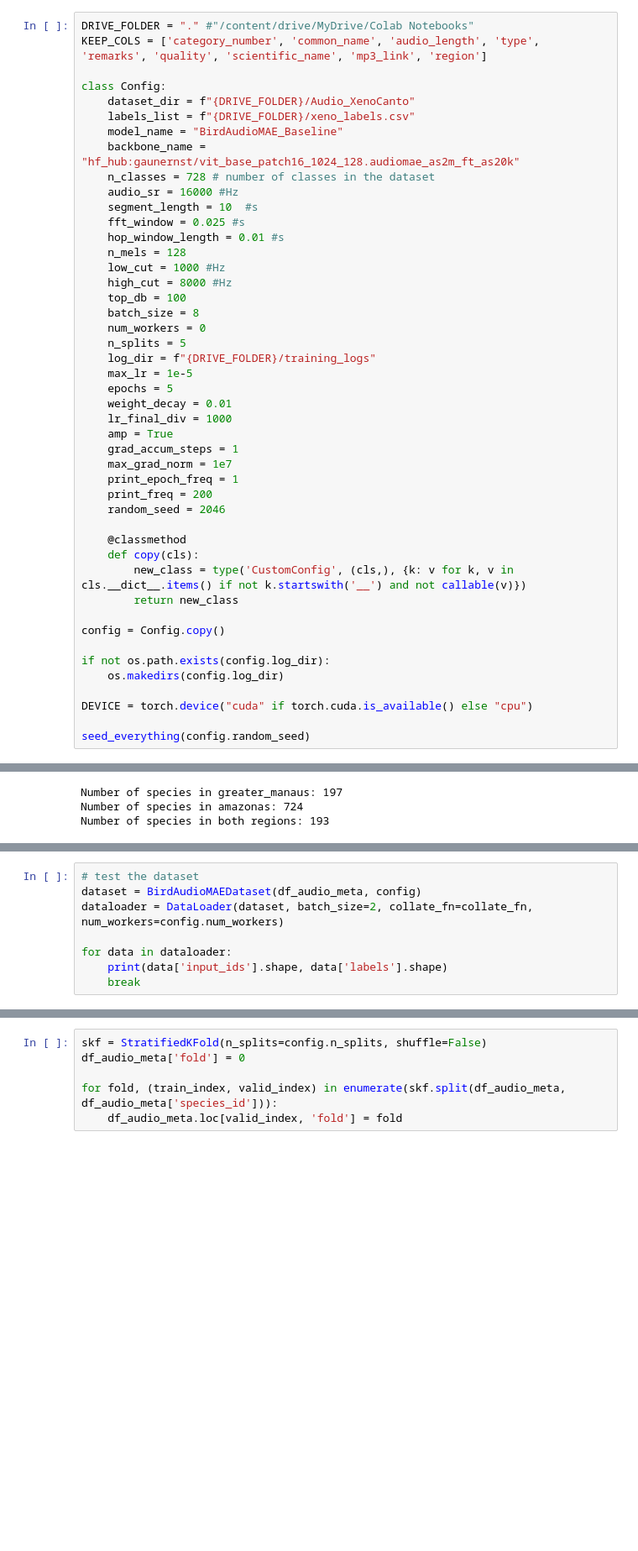
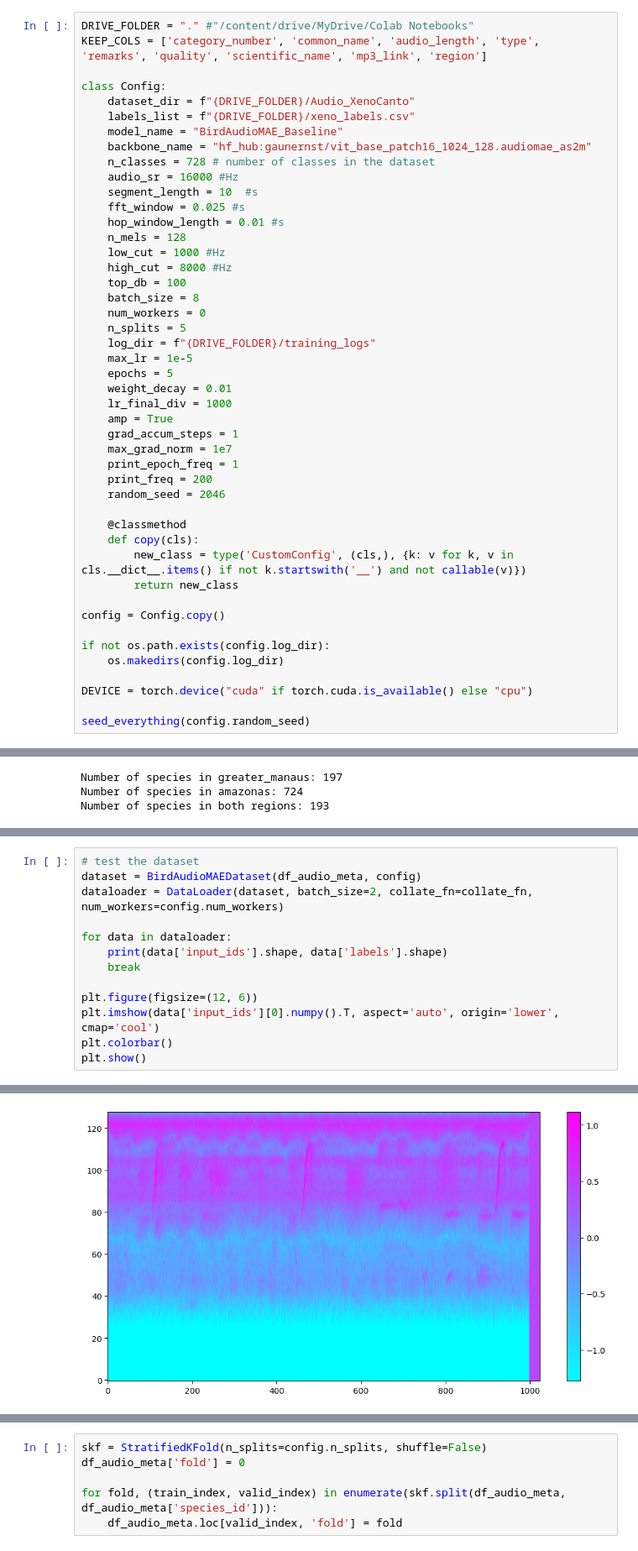
Before and after one commit to AzimuthLI/voice_of_jungle, a Jupyter notebook: train_audio_mae.ipynb, the cells around one changed output, grey strips where cells are left out. Shown at 84% size. Cells and saved outputs as stored; diff of their text form; blank space fills up the shorter version.

```diff
--- a/train_audio_mae.ipynb
+++ b/train_audio_mae.ipynb
@@ -80,7 +80,7 @@ class Config:
     dataset_dir = f"{DRIVE_FOLDER}/Audio_XenoCanto"
     labels_list = f"{DRIVE_FOLDER}/xeno_labels.csv"
     model_name = "BirdAudioMAE_Baseline"
-    backbone_name = "hf_hub:gaunernst/vit_base_patch16_1024_128.audiomae_as2m_ft_as20k"
+    backbone_name = "hf_hub:gaunernst/vit_base_patch16_1024_128.audiomae_as2m"
     n_classes = 728 # number of classes in the dataset
     audio_sr = 16000 #Hz
     segment_length = 10  #s
@@ -252,10 +247,16 @@ def collate_fn(batch):
 # %%
 # test the dataset
 dataset = BirdAudioMAEDataset(df_audio_meta, config)
 dataloader = DataLoader(dataset, batch_size=2, collate_fn=collate_fn, num_workers=config.num_workers)
 
 for data in dataloader:
     print(data['input_ids'].shape, data['labels'].shape)
     break
+
+plt.figure(figsize=(12, 6))
+plt.imshow(data['input_ids'][0].numpy().T, aspect='auto', origin='lower', cmap='cool')
+plt.colorbar()
+plt.show()
 # %% [output]
 torch.Size([2, 1024, 128]) torch.Size([2])
+[figure, added]
```
Also changed, not shown: parts of 3 cells of this notebook, 1 other file.
